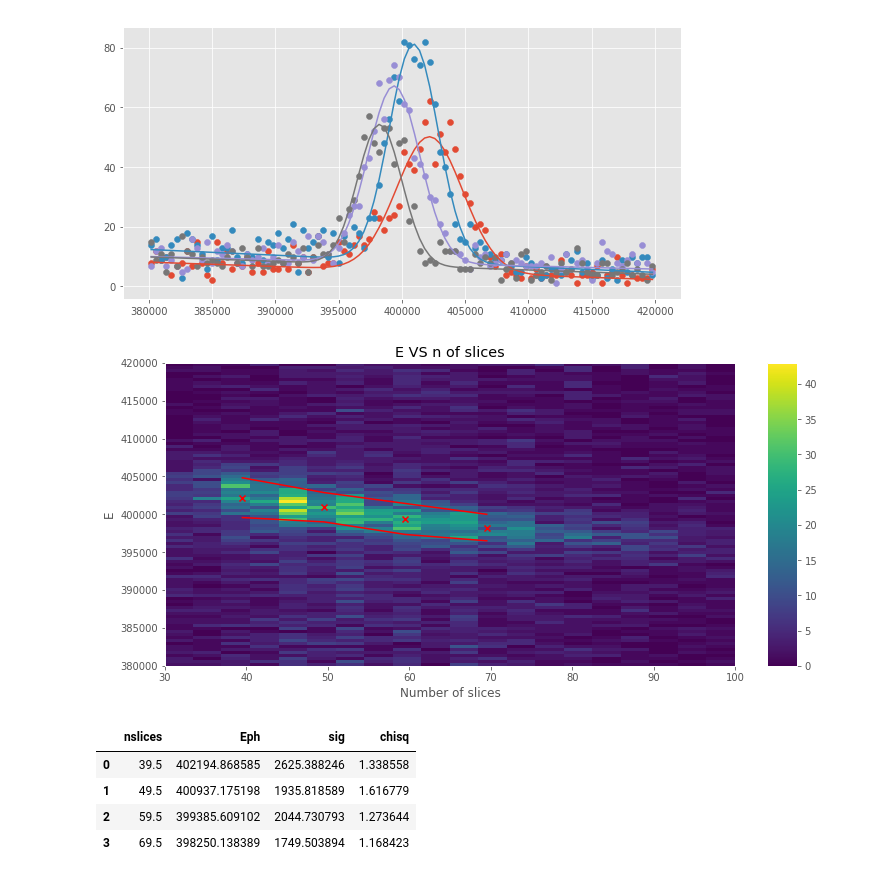
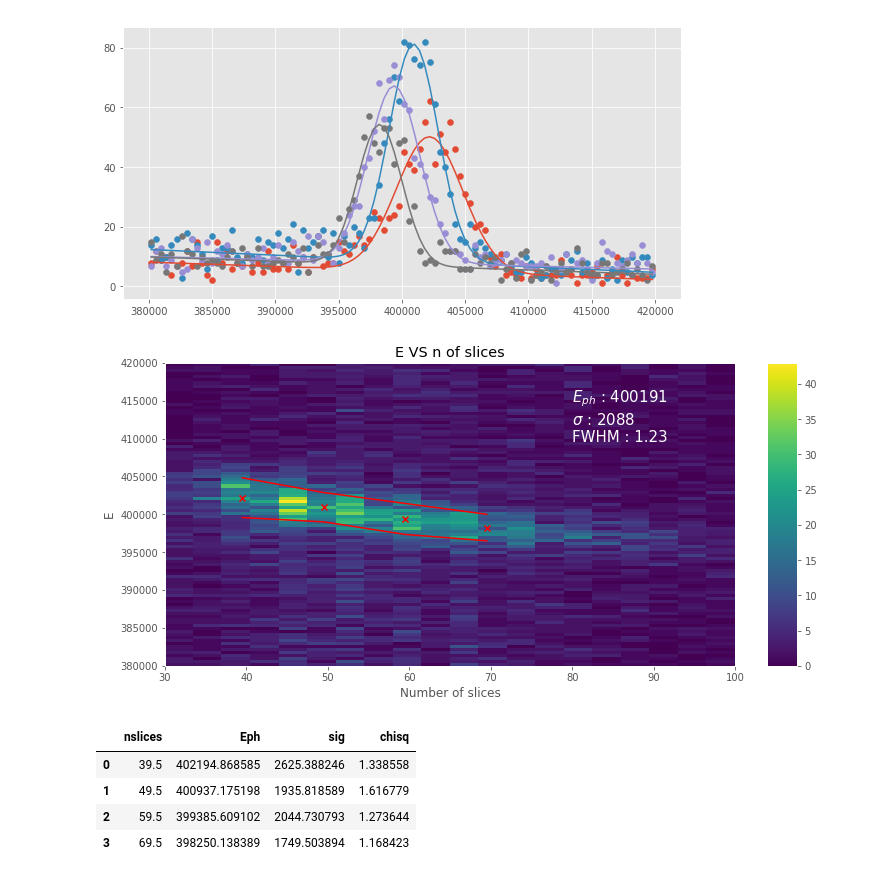
Before and after one commit to jahernando/CsThNB, a Jupyter notebook: temp/pmaps/descape_corrected_pmaps_analysis.ipynb, the cells around one changed output. Drawn from its saved outputs; the diff is of its cells as text; code cells hidden in the pictures.

```diff
--- a/temp/descape_corrected_pmaps_analysis.ipynb
+++ b/temp/pmaps/descape_corrected_pmaps_analysis.ipynb
@@ -205,21 +215,29 @@ for nslices in nslices_merged:
 # %%
 fig_enslices = plt.figure(constrained_layout=True)
 
 gs_enslices = gridspec.GridSpec(1, 1, figure=fig_enslices)
 
 ax_enslices = fig_enslices.add_subplot(gs_enslices[0, 0])
 hist_enslices = ax_enslices.hist2d(df['nslices'], df['e'] , bins=[.2*nbins, nbins], range=((30, 100),(Emin, Emax)));
 ax_enslices.set_xlabel('Number of slices');
 ax_enslices.set_ylabel('E');
 ax_enslices.set_title('E VS n of slices');
 cbar_enslices = fig_e.colorbar(hist_enslices[3], ax = ax_enslices)
 
 ax_enslices.scatter(profile['nslices'], profile['Eph'], marker='x', color='r');
 
 ax_enslices.plot(profile['nslices'], profile['Eph'] + profile['sig'], color='r');
 ax_enslices.plot(profile['nslices'], profile['Eph'] - profile['sig'], color='r');
+
+Eph = profile['Eph'].mean()
+sig = profile['sig'].mean()
+t = (r"$E_{{ph}}$ : {}"     .format(int(Eph)) +
+     "\n" + "$\sigma$ : {}" .format(int(sig))  +
+     "\n" + r"FWHM : {}"    .format(round(sig / Eph * 235, 2)))
+
+ax_enslices.text(80, 410e3, s = t, fontsize = 15, color='white');
 # %% [output]
-[figure, old version]
+[figure, new version]
 # %%
 profile
 # %% [output]
```
Also changed, not shown: parts of 17 cells of this notebook, 1 other file.
